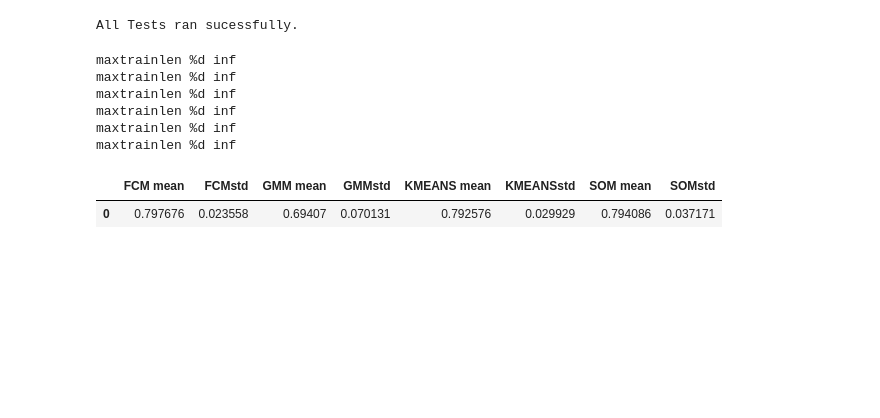
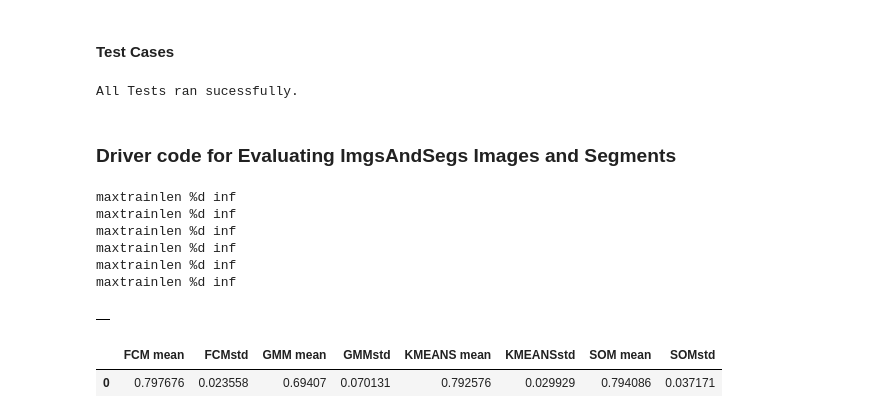
Before and after one commit to rachit-ranjan16/ImSegClust, a Jupyter notebook: Clustering and Evaluation .ipynb, the cells around one changed output. Saved outputs shown, nothing was run; the diff lists cells and outputs as text; code cells hidden in the pictures; blank space fills up the shorter version.

Commit message:
Added Pavia HyperImage Experiments and Results Improved Presentability Modified requirements.txt

```diff
--- a/Clustering and Evaluation .ipynb
+++ b/Clustering and Evaluation .ipynb
@@ -204,0 +226,24 @@ findfont: Matching :family=sans-serif:style=normal:variant=normal:weight=normal:
+# %%
+def apply_p_gt_mask(inp_image):
+    """Applies Pavia Ground Truth Mask on Input Image"""
+    return cv2.bitwise_and(src1=inp_image.astype(int),src2=pavia['ground_truth_mask'].astype(int))
+
+
+algorithms = ['KMeans','FCM', 'SOM', 'GMM'] # TODO Add Spectral
+
+plt.figure(1010)
+f, axes = plt.subplots(1, 5, sharey=True,figsize=(15,15))
+axes[0].imshow(pavia['ground_truth'])
+axes[0].set_title('Ground Truth')
+
+for i in range(len(algorithms)):
+    out_labels, CCIm, nr_objects = MyClust(image=pavia['hyperimage'], params={'Algorithm': algorithms[i],
+                                                      'ImType': 'hyper',
+                                                      'NumClusts': 5})
+
+    axes[i+1].imshow(apply_p_gt_mask(out_labels))
+    axes[i+1].set_title("%s SSIM Score=%.4f" %
+                        (algorithms[i],compare_ssim(pavia['ground_truth'].astype(float),
+                                                    apply_p_gt_mask(out_labels).astype(float))))
+f.tight_layout()
+f.savefig('Pavia HyperImage Clustering.png')
@@ -245,6 +298,8 @@ def MyMartinIndex7(gtImage, sImage):
     clust_sImage = np.unique(sImage)
     score = np.min([PartialError(gtImage, sImage), PartialError(sImage, gtImage)])
     return score
+# %% [markdown]
+#### Test Cases
 # %%
 gt = np.array([[1, 1, 1, 1],
                [1, 1, 1, 1],
@@ -282,6 +337,8 @@ assert MyMartinIndex7(gt,im3)==0.625
 print("All Tests ran sucessfully.")
 # %% [output]
 All Tests ran sucessfully.
+# %% [markdown]
+### Driver code for Evaluating ImgsAndSegs Images and Segments
 # %%
 def MyClustEvalRGB(gtImage1, gtImage2, gtImage3, sImage):
     score1 = np.min([PartialError(gtImage1, sImage), PartialError(sImage, gtImage1)])
@@ -313,21 +370,27 @@ def MyClustEvalRGB7(algo="KMeans",imType="rgb", numClusts = 5):
     std = np.std(scores)
     return mean, std
 # %%
-algos =["KMEANS", "FCM", "SOM", "GMM"] # TODO add spectral
-data = {}
-for al in algos:
-    mean, std = MyClustEvalRGB7(algo=al, imType="rgb", numClusts = 5)
-    temp = al + ' mean'
-    data[temp] = [mean]
-    temp = al + 'std'
-    data[temp] = [std]
+def evaluate_imgs_and_segs():
+    algos =["KMEANS", "FCM", "SOM", "GMM"] # TODO add spectral
+    data = {}
+    for al in algos:
+        mean, std = MyClustEvalRGB7(algo=al, imType="rgb", numClusts = 5)
+        temp = al + ' mean'
+        data[temp] = [mean]
+        temp = al + 'std'
+        data[temp] = [std]
+
+
+# Uncomment to evaluate all ImgsAndSegs
+pd.DataFrame(data=evaluate_imgs_and_segs())
 # %% [output]
 maxtrainlen %d inf
 maxtrainlen %d inf
 maxtrainlen %d inf
 maxtrainlen %d inf
 maxtrainlen %d inf
 maxtrainlen %d inf
+|  |
 # %%
 df = pd.DataFrame(data=data)
 # %%
```
Also changed, not shown: parts of 14 cells of this notebook, 3 other files.
